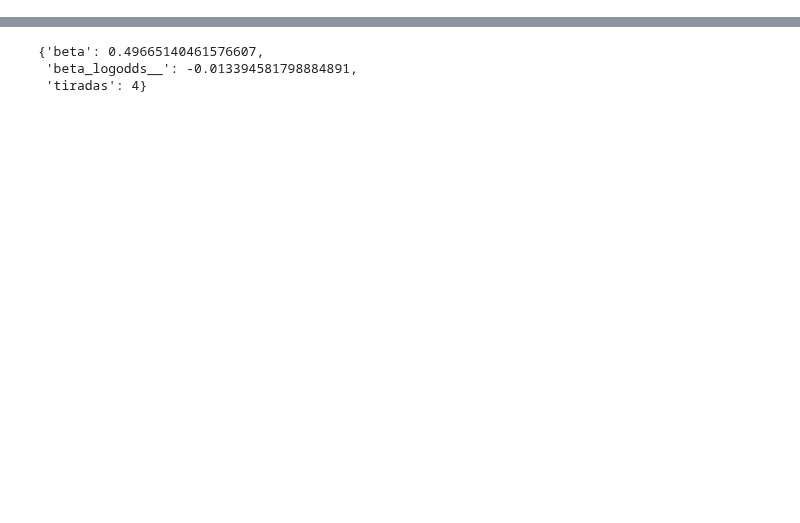
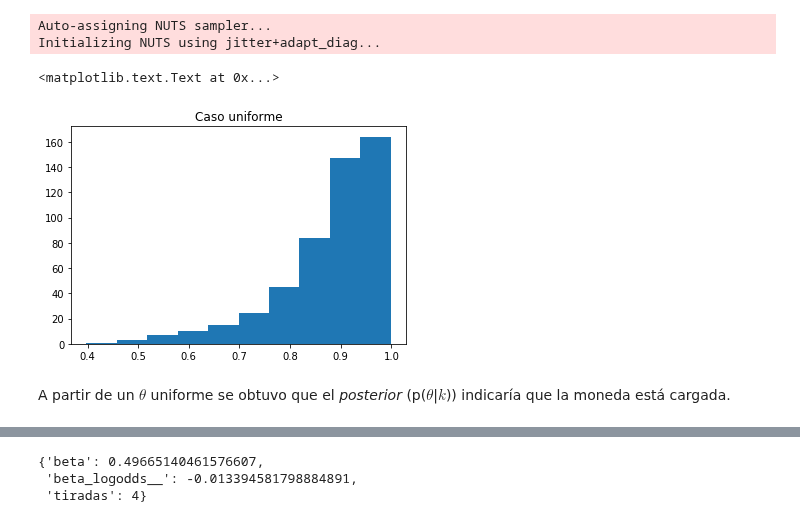
Before and after one commit to m2march/ciencia_datos, a Jupyter notebook: tp5/tp5.ipynb, the cells around one changed output, grey strips where cells are left out. Cells and saved outputs as stored; diff of their text form; code cells hidden in the pictures; blank space fills up the shorter version.

```diff
--- a/tp5/tp5.ipynb
+++ b/tp5/tp5.ipynb
@@ -21,0 +35,15 @@ Initializing NUTS using jitter+adapt_diag...
+# %%
+model_uniform = pm.Model()
+with model_uniform:
+    theta = pm.Beta('theta_uniform', 1, 1)
+    tiradas = pm.Binomial('tiradas', n=6, p=theta, observed=6)
+    trace = pm.sample()
+hist(trace.theta_uniform)
+title('Caso uniforme')
+# %% [output]
+Auto-assigning NUTS sampler...
+Initializing NUTS using jitter+adapt_diag...
+<matplotlib.text.Text at 0x...>
+[figure, added]
+# %% [markdown]
+A partir de un $\theta$ uniforme se obtuvo que el _posterior_ (p($\theta$|$k$)) indicaría que la moneda está cargada.
```
Also changed, not shown: parts of 47 cells of this notebook.
